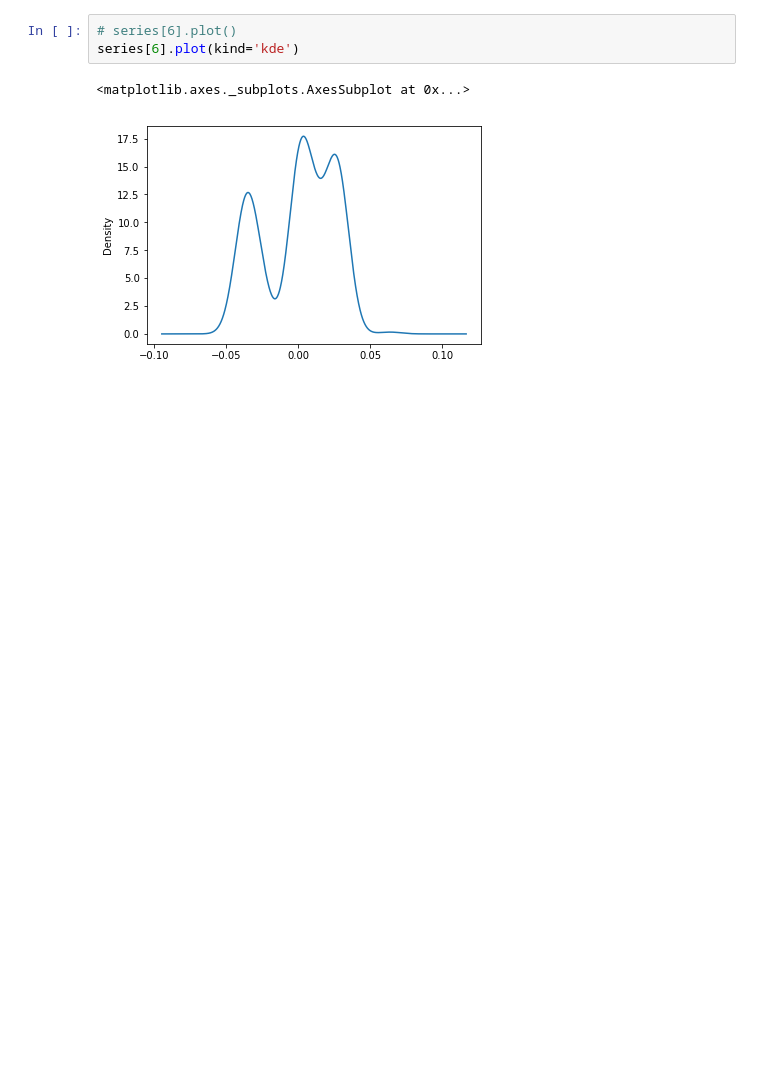
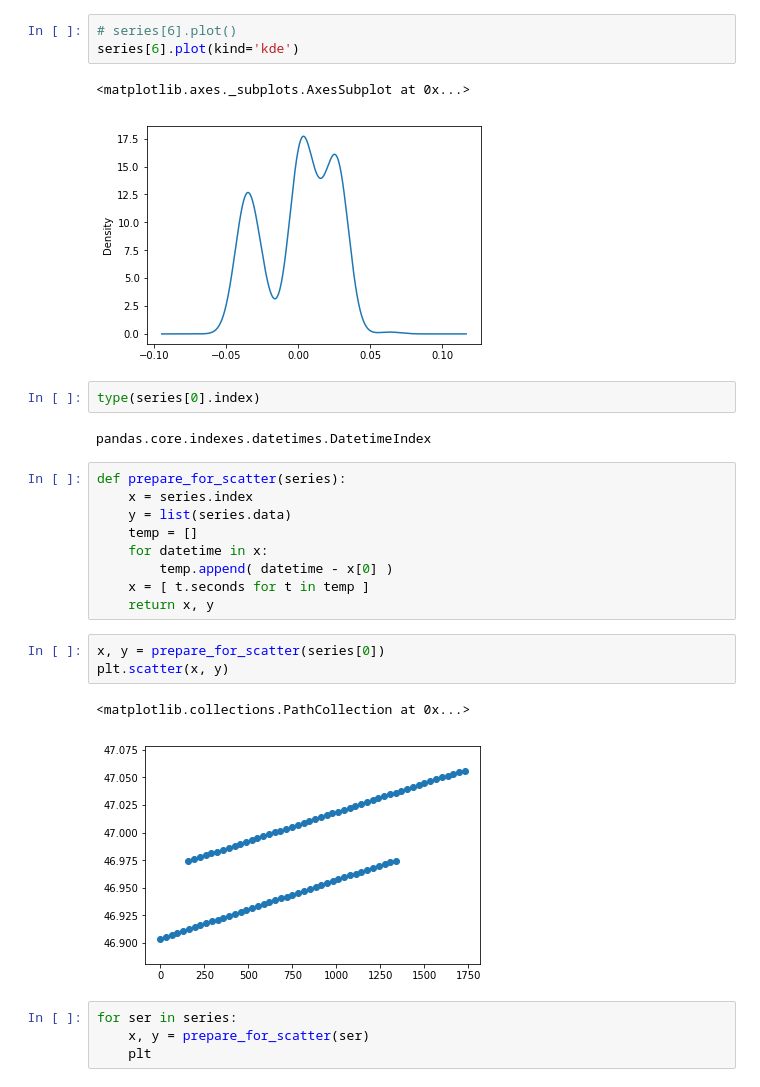
Before and after one commit to jesus-r-mendoza/Operations-Data-and-Mgmt-System, a Jupyter notebook: machine-learning/data-analysis/Data-Preprocessing.ipynb, the cells around one changed output. Drawn from its saved outputs; the diff is of its cells as text; blank space fills up the shorter version.

Commit message:
adding scatter plot functionality

```diff
--- a/machine-learning/data-analysis/Data-Preprocessing.ipynb
+++ b/machine-learning/data-analysis/Data-Preprocessing.ipynb
@@ -125,3 +125,26 @@ series[6].plot(kind='kde')
 # %% [output]
 <matplotlib.axes._subplots.AxesSubplot at 0x...>
 [figure]
+# %%
+type(series[0].index)
+# %% [output]
+pandas.core.indexes.datetimes.DatetimeIndex
+# %%
+def prepare_for_scatter(series):
+    x = series.index
+    y = list(series.data)
+    temp = []
+    for datetime in x:
+        temp.append( datetime - x[0] )
+    x = [ t.seconds for t in temp ]
+    return x, y
+# %%
+x, y = prepare_for_scatter(series[0])
+plt.scatter(x, y)
+# %% [output]
+<matplotlib.collections.PathCollection at 0x...>
+[figure, added]
+# %%
+for ser in series:
+    x, y = prepare_for_scatter(ser)
+    plt
```
